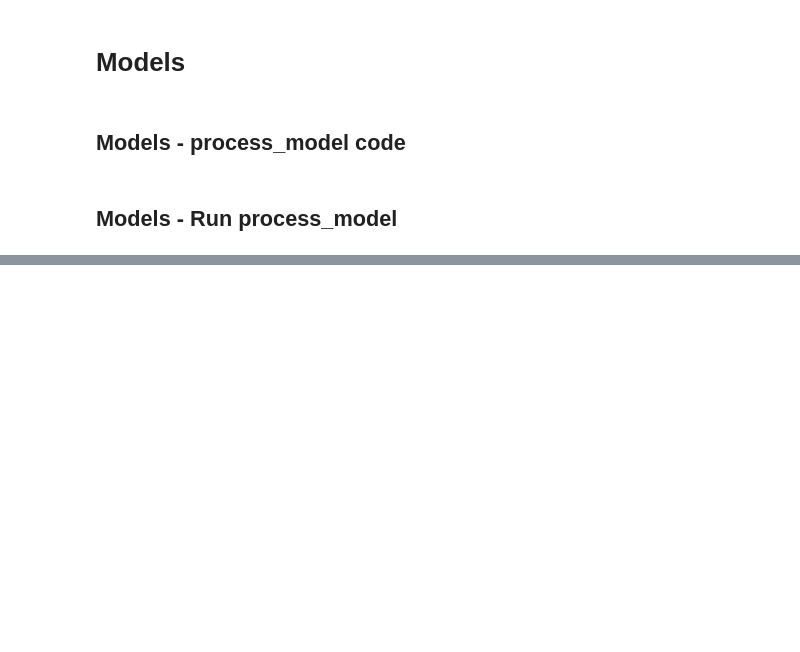
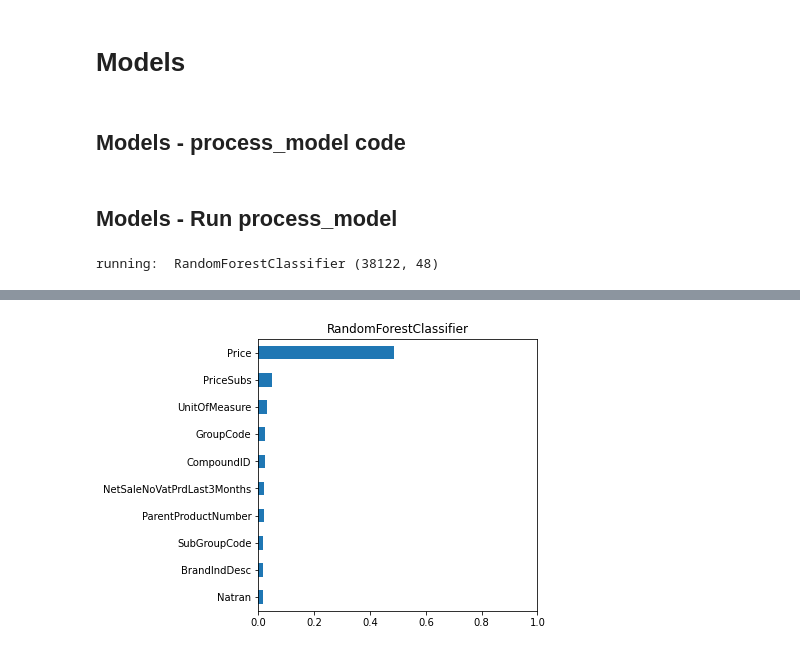
Before and after one commit to DanielKorenDataScience/ClassificationProject, a Jupyter notebook: Shufersal_predict.ipynb, the cells around one changed output, grey strips where cells are left out. Saved outputs shown, nothing was run; the diff lists cells and outputs as text; code cells hidden in the pictures; blank space fills up the shorter version.

```diff
--- a/Shufersal_predict.ipynb
+++ b/Shufersal_predict.ipynb
@@ -40,9 +47,9 @@ def diff_list(li1, li2):
 # %%
 if RAW:
-  fname = 'Sweets.csv'
-  get_raw(fname)
-  df1 = pd.read_csv(fname, encoding='utf-8', nrows=1)
-  df2 = pd.read_csv(fname, encoding='utf-8', usecols=[i for i in range(82) if not i in[0,8,10,12,14,16,18,20,24,26,27,48,50,52,54,56,58,62,64,65]])
+  fname = 'Sweets_ver2.csv'
+  get_raw(fname, 'Old/')
+  df1 = pd.read_csv('/content/drive/MyDrive/Sweets_ver2.csv', encoding='ISO-8859-8', nrows=1)
+  df2 = pd.read_csv('/content/drive/MyDrive/Sweets_ver2.csv', encoding='ISO-8859-8', usecols=[i for i in range(82) if not i in[0,8,10,12,14,16,18,20,24,26,27,48,50,52,54,56,58,62,64,65]])
   d(df1)
 # %% [output]
 |  | OrderNumbert | HouseHoldID | LocationCityName | QuarterNumber | MonthNumber | WeekNumber | DayNumberInWeek | ... |
@@ -166,29 +173,33 @@ cols_subs = ['NetSaleNoVatPrdLast3MonthsSubs', 'QuantSaleSubs', 'cntMonthsSubs']
 if RAW:
   cols = ['HouseHoldID', 'LocationCityName', 'QuarterNumber', 'MonthNumber',
        'WeekNumber', 'DayNumberInWeek', 'PeriodHoliday', 'cntPrdAll', 'NetSaleAmountAll',
-       'Quantity', 'CorrelateItemStatusCode', 'Price']
+       'Quantity', 'DiscountPerUnit', 'DiscountPerUnitSubs']
   df = df2.drop(cols, axis=1)
 
-  df_no_promo = df.drop('isPromo', axis=1)
+  cols = ['CorrelateItemStatusCode', 'Price', 'PriceSubs']
+  df3 = df.drop(cols, axis=1)
+
+  df_no_promo = df3.drop('isPromo', axis=1)
+  df = df.drop('isPromo', axis=1)
 
   cols = ['isPromo', 'DepartmentCodeSubs', 'CategoryCodeSubs',
        'GroupCodeSubs', 'SubGroupCodeSubs', 'CompoundIDSubs',
        'ParentProductNumberSubs', 'BrandIndDescSubs', 'BrandNameSubs',
-       'VendorNumberSubs', 'UnitOfMeasureSubs', 'PriceSubs', 'DiscountPerUnitSubs',
+       'VendorNumberSubs', 'UnitOfMeasureSubs',
        'EnergySubs', 'PachmemaSubs', 'NatranSubs',
        'HelbonSubs', 'ShumanSubs', 'ShumanRavuySubs', 'ShumanTransSubs',
        'ColastrolSubs', 'SivimTzunatimSubs', 'CafiotSucarSubs',
        'NetSaleNoVatPrdLast3MonthsSubs', 'QuantSaleSubs', 'cntMonthsSubs']
-  df_master = df.drop(cols, axis=1)
+  df_master = df3.drop(cols, axis=1)
 
   cols = ['isPromo', 'DepartmentCode', 'CategoryCode',
         'GroupCode', 'SubGroupCode', 'CompoundID',
        'ParentProductNumber', 'BrandIndDesc', 'BrandName',
-       'VendorNumber', 'UnitOfMeasure', 'DiscountPerUnit',
+       'VendorNumber', 'UnitOfMeasure',
        'Energy', 'Pachmema', 'Natran', 'Helbon',
        'Shuman', 'ShumanRavuy', 'ShumanTrans', 'Colastrol', 'SivimTzunatim',
        'CafiotSucar', 'NetSaleNoVatPrdLast3Months', 'QuantSale', 'cntMonths']
-  df_subs = df.drop(cols, axis=1)
+  df_subs = df3.drop(cols, axis=1)
 
   p(df.shape, df_no_promo.shape, df_master.shape, df_subs.shape)
 # %% [output]
@@ -260,15 +258,18 @@ if RAW:
 from sklearn.preprocessing import LabelEncoder
 enc = LabelEncoder()
 
-if RAW:
+if RAW and False:
   enc.fit(['PromoSusbDiffPromo', 'PromoSusbSamePromo', 'noPromo'])
   p(df.isPromo.value_counts())
   p()
   df.isPromo = enc.transform(df.isPromo)
   p(df.isPromo.value_counts())
 # %%
+from sklearn.preprocessing import LabelEncoder
+enc = LabelEncoder()
 if RAW:
-  for col in ['LocationCityName', 'PeriodHoliday', 'BrandIndDesc', 'BrandName', 'BrandIndDescSubs', 'BrandNameSubs']:
+  df['BrandIndDescSubs'] = df['BrandIndDescSubs'].astype('str')
+  for col in ['BrandIndDesc', 'BrandName', 'BrandNameSubs', 'BrandIndDescSubs']:
     p(col)
     p(pd.DataFrame(df[col].value_counts()).index)
     df[col] = enc.fit_transform(df[col])
@@ -431,10 +457,12 @@ from sklearn.svm import LinearSVC
 # %%
 df_result = pd.DataFrame()
 
-clf_RF = RandomForestClassifier(n_estimators=200, criterion='entropy', max_depth=None, min_samples_split=20, ccp_alpha=0.0003, random_state=1234)
-process_model(clf_RF, X_train, y_train, X_test, y_test, plot=True, threshold=0.015, note="n_estimators=200, criterion='entropy', max_depth=None, min_samples_split=20, ccp_alpha=0.0003, random_state=1234")
+clf_RF = RandomForestClassifier(n_estimators=100, criterion='entropy', max_depth=None, min_samples_split=20, ccp_alpha=0.0003, random_state=73)
+process_model(clf_RF, X_train, y_train, X_test, y_test, plot=True, threshold=0.015, note="n_estimators=100, criterion='entropy', max_depth=None, min_samples_split=20, ccp_alpha=0.0003, random_state=73")
 
 d(df_result)
 
 #fname = prefix + f'_result_{id}.csv'
 #df_result.to_csv(fname, index = True)
+# %% [output]
+running:  RandomForestClassifier (38122, 48)
@@ -440,0 +475 @@ d(df_result)
+[figure, added]
```
Also changed, not shown: parts of 15 cells of this notebook.
